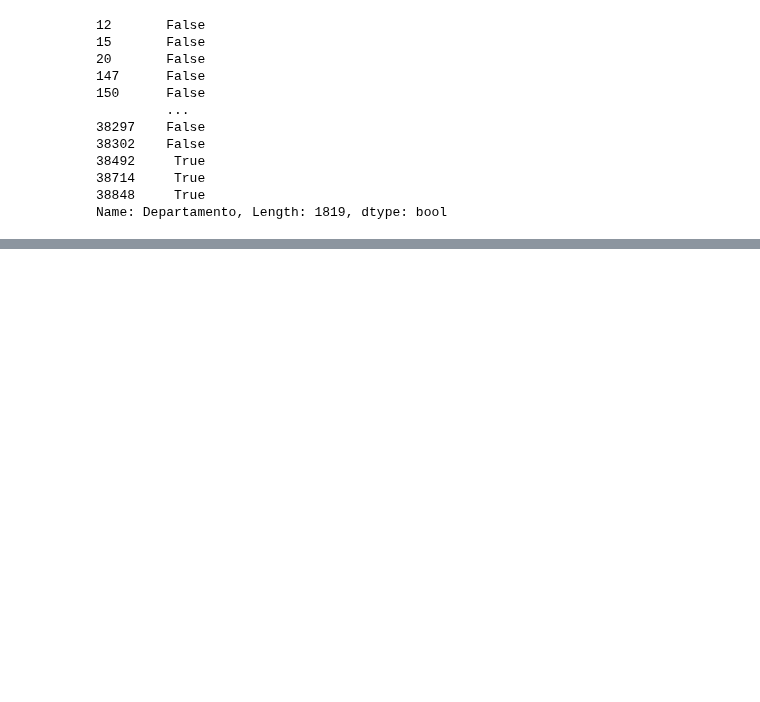
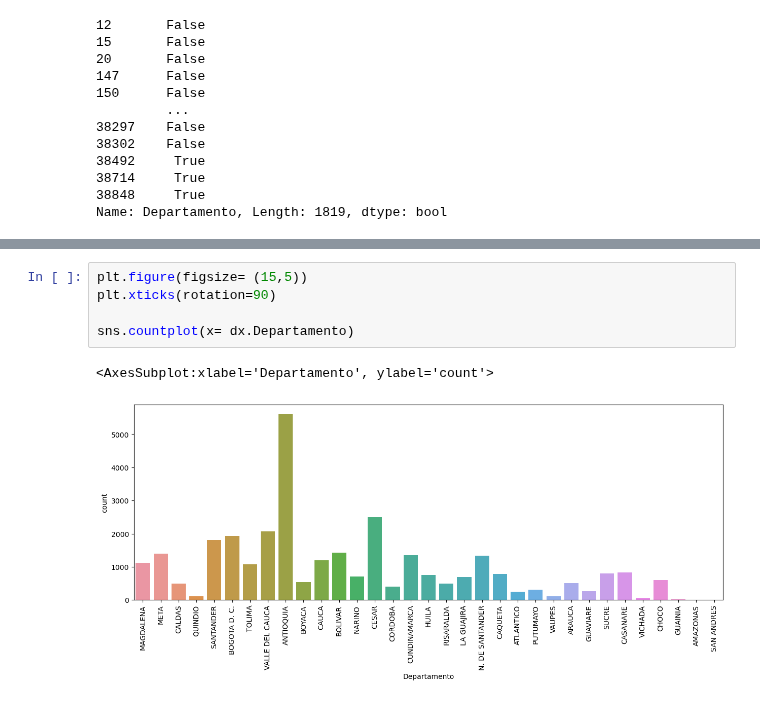
Before and after one commit to onavarrete04/Introduccion-Ciencia-Datos, a Jupyter notebook: Data Cleaning .ipynb, the cells around one changed output, grey strips where cells are left out. Saved outputs shown, nothing was run; the diff lists cells and outputs as text; blank space fills up the shorter version.

```diff
--- a/Data Cleaning .ipynb
+++ b/Data Cleaning .ipynb
@@ -131,0 +255,8 @@ Name: Departamento, Length: 1819, dtype: bool
+# %%
+plt.figure(figsize= (15,5))
+plt.xticks(rotation=90)
+
+sns.countplot(x= dx.Departamento)
+# %% [output]
+<AxesSubplot:xlabel='Departamento', ylabel='count'>
+[figure, added]
```
Also changed, not shown: parts of 19 cells of this notebook, 1 other file.
